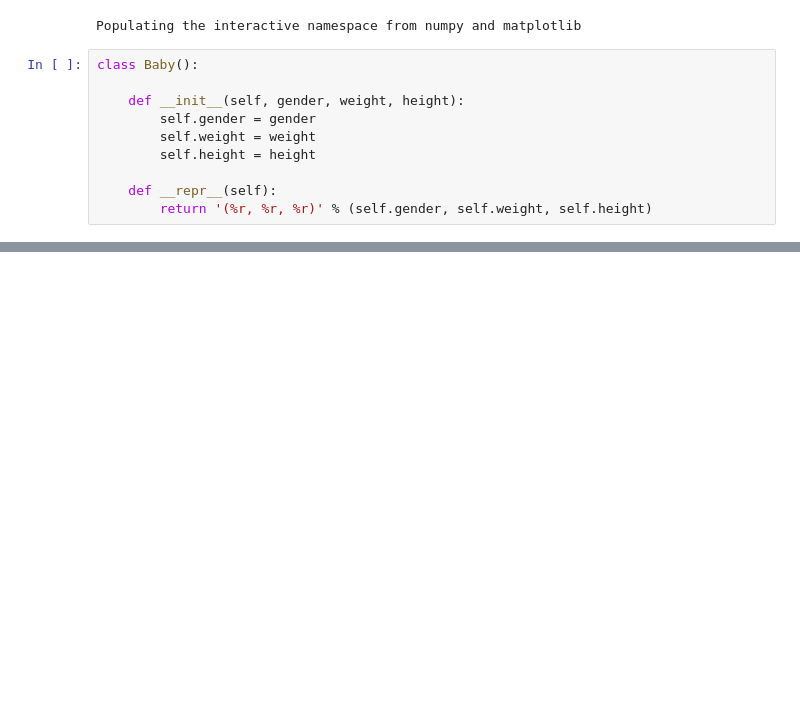
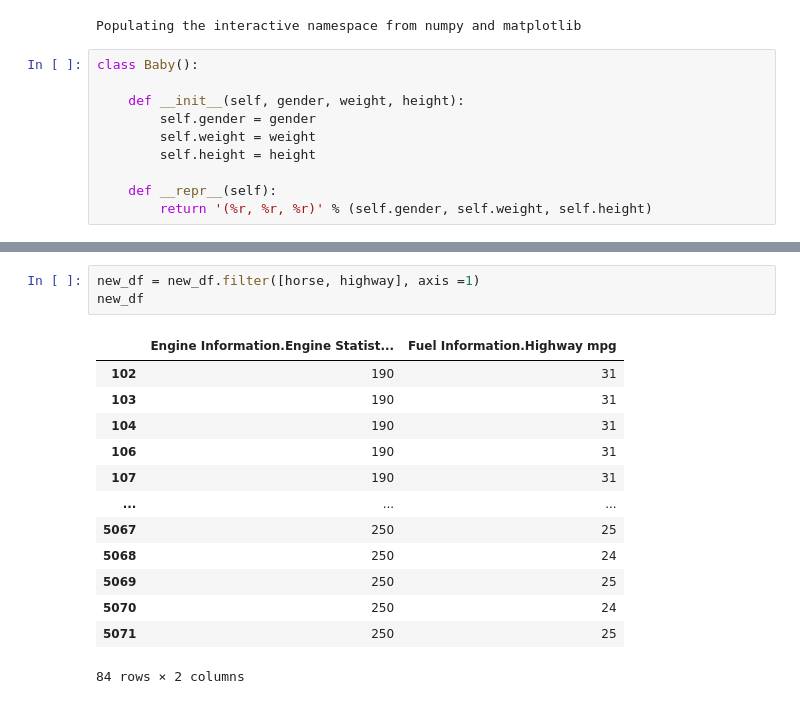
Before and after one commit to Peter-Rambeck/python_week_handin, a Jupyter notebook: Week_8.ipynb, the cells around one changed output, grey strips where cells are left out. Drawn from its saved outputs; the diff is of its cells as text; blank space fills up the shorter version.

```diff
--- a/Week_8.ipynb
+++ b/Week_8.ipynb
@@ -66,0 +176,17 @@ plt.show()
+# %%
+new_df = new_df.filter([horse, highway], axis =1)
+new_df
+# %% [output]
+|  | Engine Information.Engine Statist... | Fuel Information.Highway mpg |
+| 102 | 190 | 31 |
+| 103 | 190 | 31 |
+| 104 | 190 | 31 |
+| 106 | 190 | 31 |
+| 107 | 190 | 31 |
+| ... | ... | ... |
+| 5067 | 250 | 25 |
+| 5068 | 250 | 24 |
+| 5069 | 250 | 25 |
+| 5070 | 250 | 24 |
+| 5071 | 250 | 25 |
+84 rows × 2 columns
```
Also changed, not shown: parts of 12 cells of this notebook, 3 other files.
